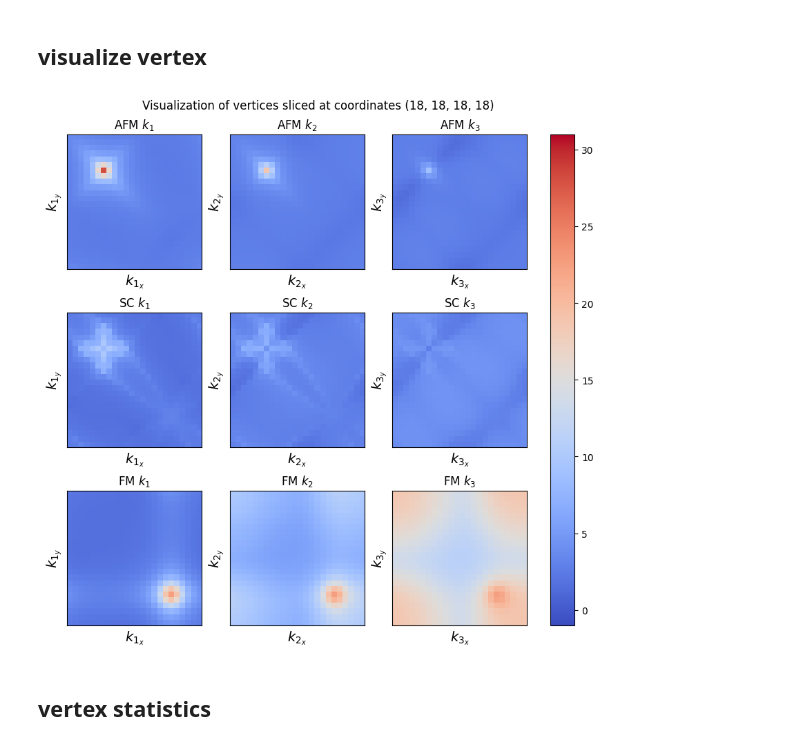
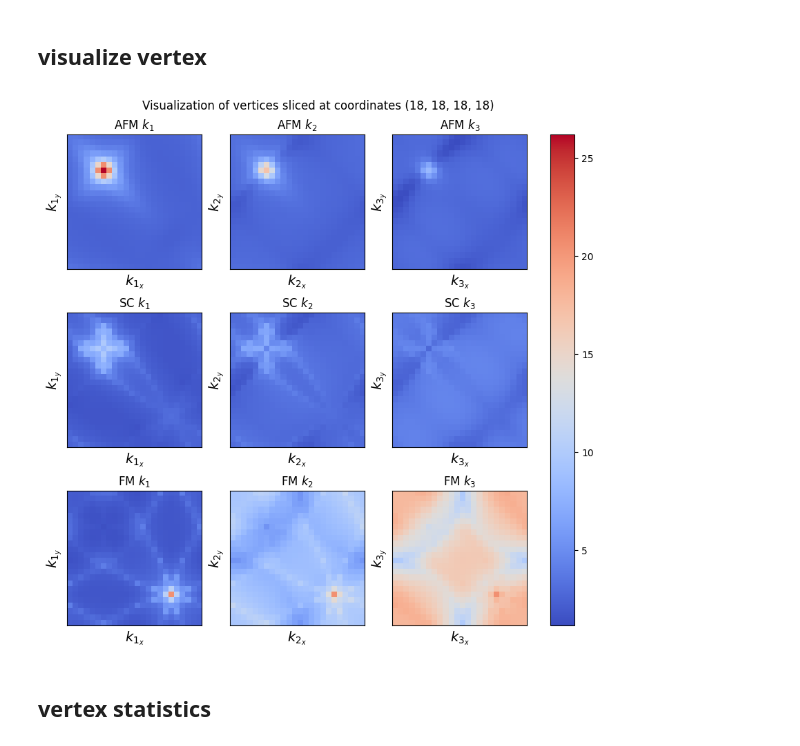
Before and after one commit to DanielSpringer/PhysML, a Jupyter notebook: notebooks/vertex/plot_results.ipynb, the cells around one changed output. Drawn from its saved outputs; the diff is of its cells as text; code cells hidden in the pictures.

Commit message:
update vertex visualization

```diff
--- a/notebooks/vertex/plot_results.ipynb
+++ b/notebooks/vertex/plot_results.ipynb
@@ -44,11 +47,11 @@ classification_df = pd.read_pickle('classification_results.pkl')
 # %% [markdown]
 ## visualize vertex
 # %%
-files_names = ['tp0.000000_mu0.000000', 'tp0.270000_mu1.080000', 'tp0.500000_mu2.000000']
+files_names = ['tp0.090000_mu0.360000', 'tp0.270000_mu1.080000', 'tp0.410000_mu1.640000']
 vertices = [AutoEncoderVertex24x6Dataset.load_from_file(data_dir / f'{fn}.h5') for fn in files_names]
-vertvis.plot_compare_slices(vertices)
+vertvis.plot_compare_slices(vertices, i=18, vmin=None, vmax=None)
 # %% [output]
-[figure, old version]
+[figure, new version]
 # %% [markdown]
 ## vertex statistics
 # %%
```
Also changed, not shown: parts of 1 cell of this notebook, 1 other file.
